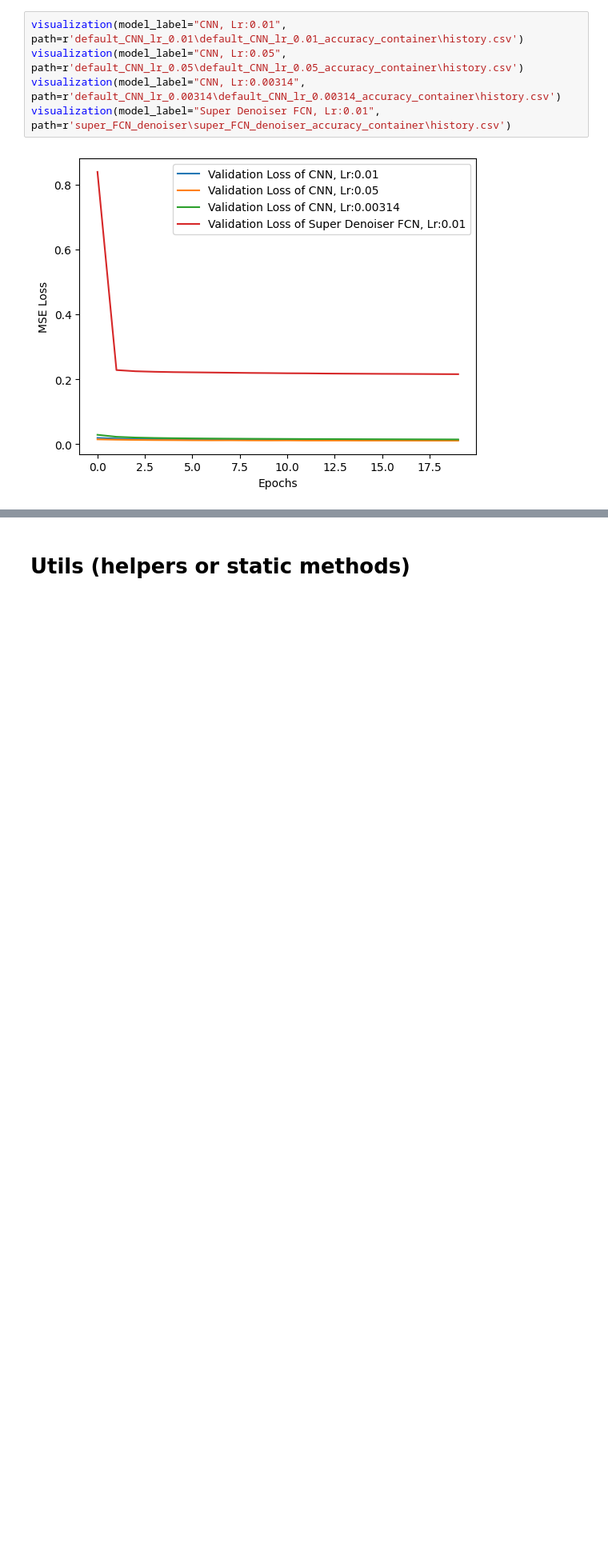
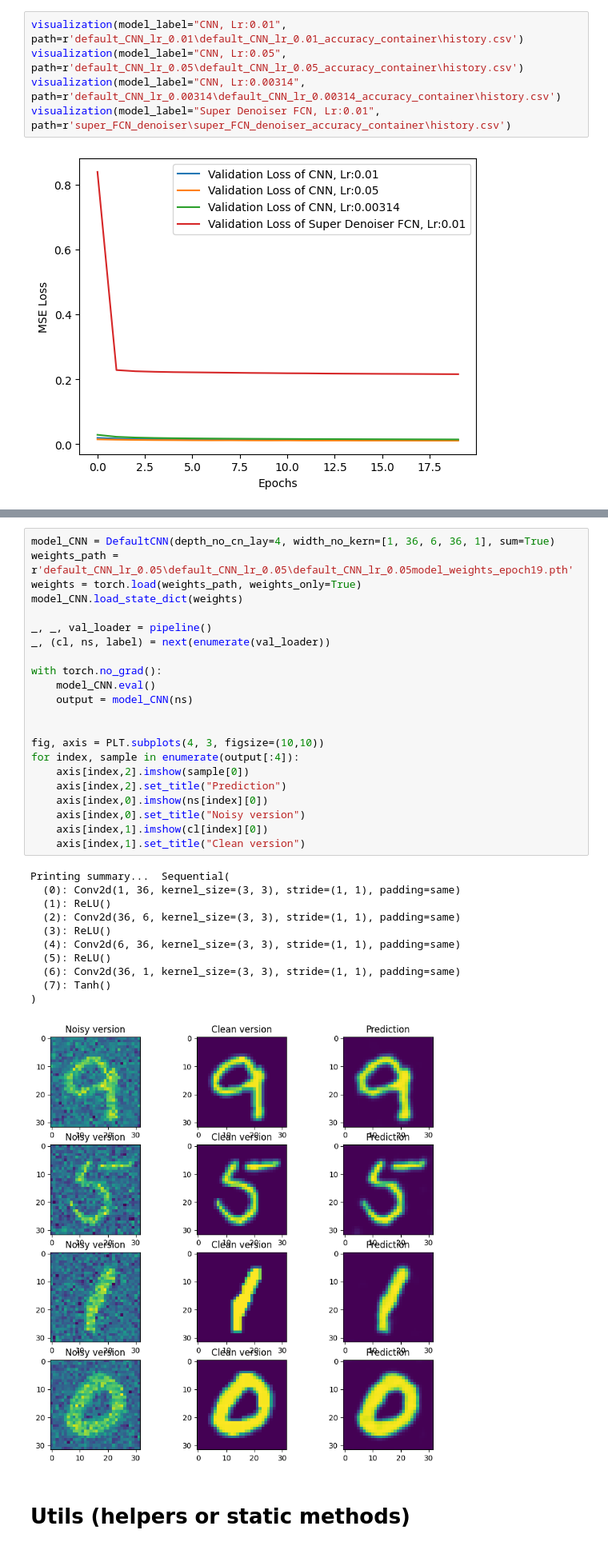
Before and after one commit to Christian-Stefan/Audio-Source-Localization-and-Isolation-using-CNN, a Jupyter notebook: assign1_part_1.ipynb, the cells around one changed output, grey strips where cells are left out. Shown at 80% size. Cells and saved outputs as stored; diff of their text form; blank space fills up the shorter version.

```diff
--- a/assign1_part_1.ipynb
+++ b/assign1_part_1.ipynb
@@ -307,3 +309,37 @@ visualization(model_label="Super Denoiser FCN, Lr:0.01", path=r'super_FCN_denois
+# %%
+model_CNN = DefaultCNN(depth_no_cn_lay=4, width_no_kern=[1, 36, 6, 36, 1], sum=True)
+weights_path = r'default_CNN_lr_0.05\default_CNN_lr_0.05\default_CNN_lr_0.05model_weights_epoch19.pth'
+weights = torch.load(weights_path, weights_only=True)
+model_CNN.load_state_dict(weights)
+
+_, _, val_loader = pipeline()
+_, (cl, ns, label) = next(enumerate(val_loader))
+
+with torch.no_grad():
+    model_CNN.eval()
+    output = model_CNN(ns)
+
+
+fig, axis = PLT.subplots(4, 3, figsize=(10,10))
+for index, sample in enumerate(output[:4]):
+    axis[index,2].imshow(sample[0])
+    axis[index,2].set_title("Prediction")
+    axis[index,0].imshow(ns[index][0])
+    axis[index,0].set_title("Noisy version")
+    axis[index,1].imshow(cl[index][0])
+    axis[index,1].set_title("Clean version")
+# %% [output]
+Printing summary...  Sequential(
+  (0): Conv2d(1, 36, kernel_size=(3, 3), stride=(1, 1), padding=same)
+  (1): ReLU()
+  (2): Conv2d(36, 6, kernel_size=(3, 3), stride=(1, 1), padding=same)
+  (3): ReLU()
+  (4): Conv2d(6, 36, kernel_size=(3, 3), stride=(1, 1), padding=same)
+  (5): ReLU()
+  (6): Conv2d(36, 1, kernel_size=(3, 3), stride=(1, 1), padding=same)
+  (7): Tanh()
+)
+[figure, added]
 # %% [markdown]
 # Utils (helpers or static methods)
 # %%
```
Also changed, not shown: parts of 2 cells of this notebook.
